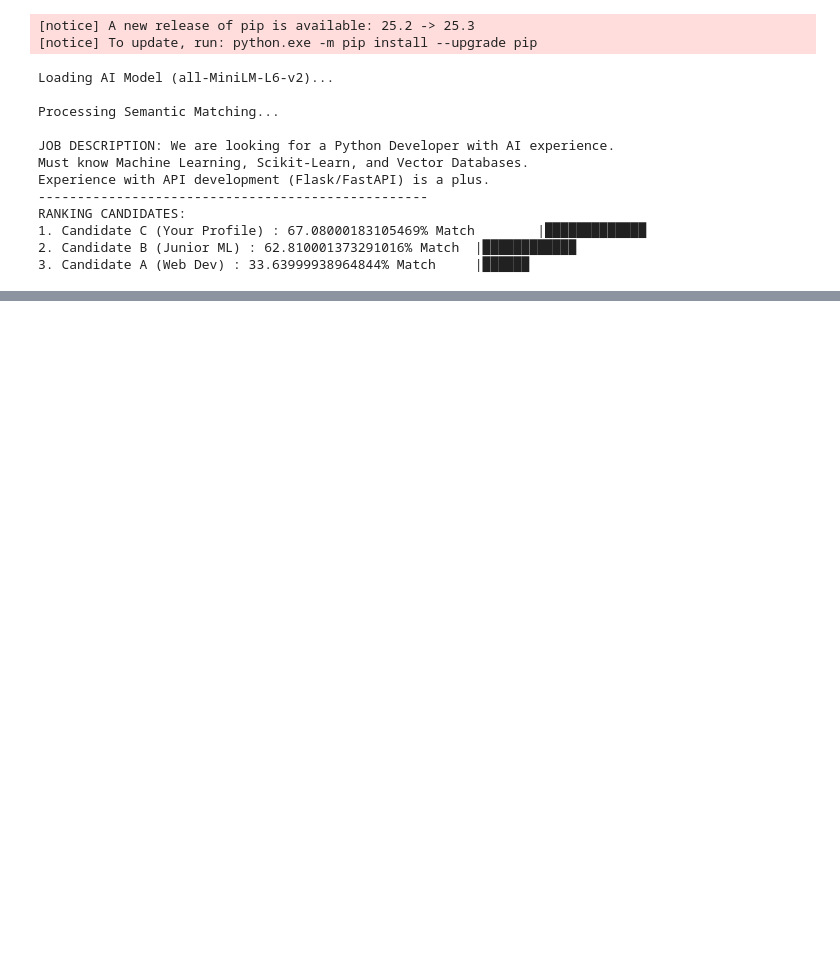
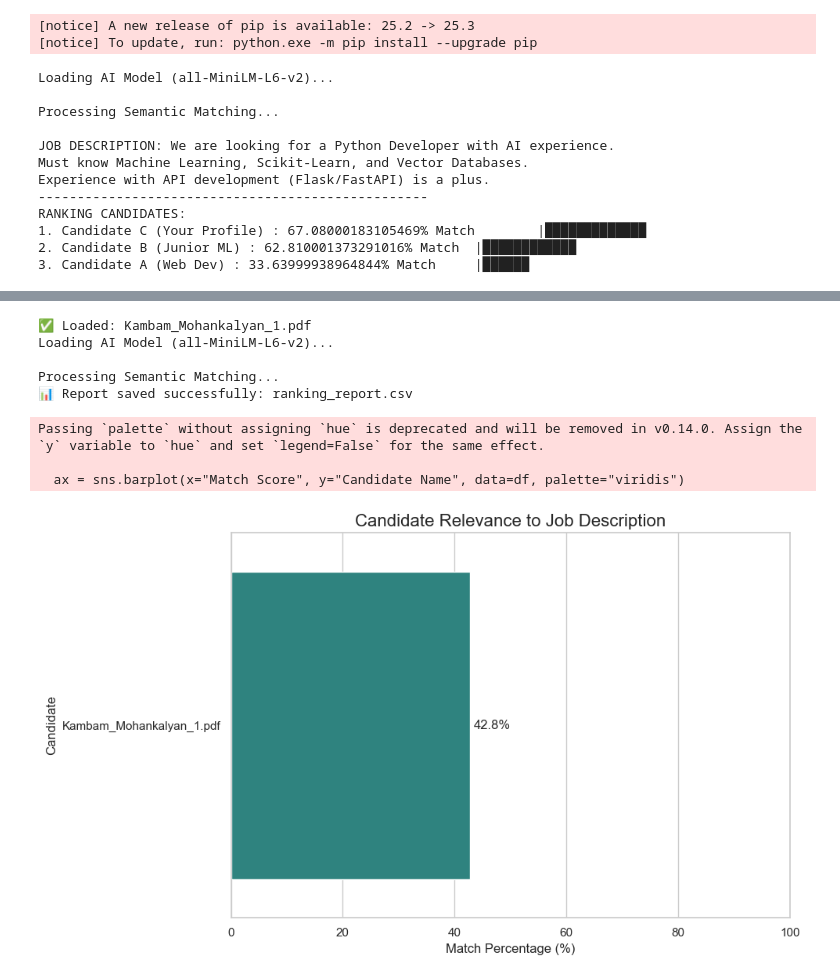
Before and after one commit to Kambammohankalyan/Smart-Resume-Matcher, a Jupyter notebook: smart_resume_matcher.ipynb, the cells around one changed output, grey strips where cells are left out. Drawn from its saved outputs; the diff is of its cells as text; code cells hidden in the pictures; blank space fills up the shorter version.

Commit message:
feat: added data visualization and CSV export module

```diff
--- a/smart_resume_matcher.ipynb
+++ b/smart_resume_matcher.ipynb
@@ -104,0 +196,41 @@ RANKING CANDIDATES:
+# %%
+# --- IMPORTS ---
+from pdf_loader import load_resumes_from_folder
+from analytics import export_results, plot_results  # <--- New Import
+
+# --- CONFIGURATION ---
+RESUME_FOLDER = "resumes"
+JOB_DESCRIPTION = """
+We are looking for a Python Developer with AI experience.
+Must know Machine Learning, Scikit-Learn, and Vector Databases.
+Experience with API development (Flask/FastAPI) is a plus.
+"""
+
+# --- MAIN EXECUTION ---
+if __name__ == "__main__":
+    # 1. Load Data
+    candidates = load_resumes_from_folder(RESUME_FOLDER)
+
+    if candidates:
+        # 2. Run AI Matcher
+        matcher = ResumeMatcher()
+        ranked_list = matcher.match(JOB_DESCRIPTION, candidates)
+
+        # 3. Export to CSV (The new feature)
+        export_results(ranked_list)
+
+        # 4. Visualize (The new feature)
+        plot_results(ranked_list)
+
+    else:
+        print("⚠️ No resumes found. Please add PDFs to the folder.")
+# %% [output]
+✅ Loaded: Kambam_Mohankalyan_1.pdf
+Loading AI Model (all-MiniLM-L6-v2)...
+
+Processing Semantic Matching...
+📊 Report saved successfully: ranking_report.csv
+Passing `palette` without assigning `hue` is deprecated and will be removed in v0.14.0. Assign the `y` variable to `hue` and set `legend=False` for the same effect.
+
+  ax = sns.barplot(x="Match Score", y="Candidate Name", data=df, palette="viridis")
+[figure, added]
```
Also changed, not shown: parts of 3 cells of this notebook, 2 other files.
